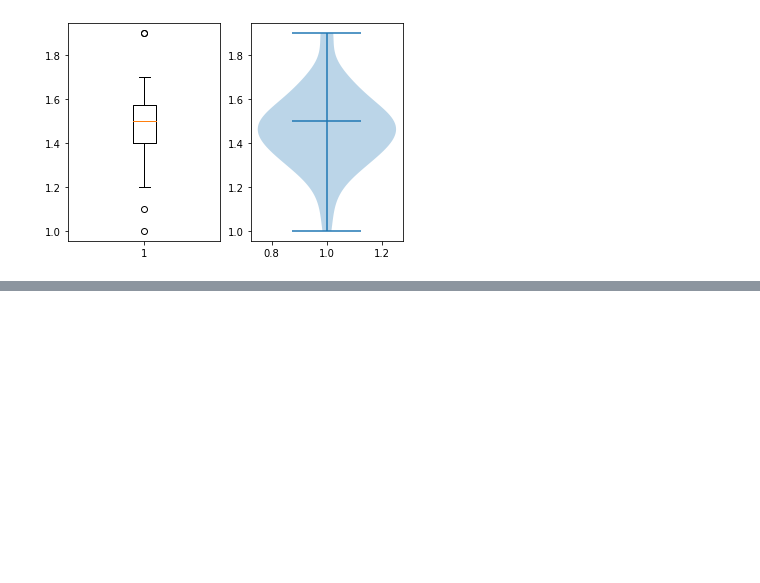
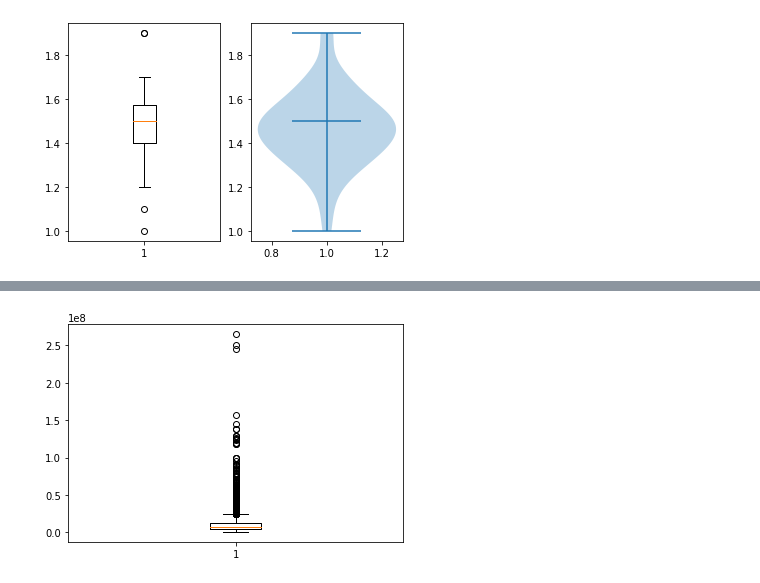
Before and after one commit to Momocute/BasicProg_DataViz65, a Jupyter notebook: DataViz02_Data_Distribution_.ipynb, the cells around one changed output, grey strips where cells are left out. Saved outputs shown, nothing was run; the diff lists cells and outputs as text; code cells hidden in the pictures; blank space fills up the shorter version.

```diff
--- a/DataViz02_Data_Distribution_.ipynb
+++ b/DataViz02_Data_Distribution_.ipynb
@@ -382,0 +429,3 @@ vi = plt.violinplot(df['PetalLength'][:50],showmedians=True)
+# %%
+data = up[['province_name_en','propertytype_name_en_x','price_min_x']] #เลือกเอาเฉพาะข้อมูลที่ใช้
+data
@@ -382,0 +453,3 @@ vi = plt.violinplot(df['PetalLength'][:50],showmedians=True)
+# %%
+dt = data.dropna() #แก้ missing
+dt
@@ -382,0 +470,3 @@ vi = plt.violinplot(df['PetalLength'][:50],showmedians=True)
+# %%
+bkk = dt[dt['province_name_en']=='Bangkok'] #เลือกเฉพาะ Chiang Mai
+bkk
@@ -382,0 +504,3 @@ vi = plt.violinplot(df['PetalLength'][:50],showmedians=True)
+# %%
+bkk_h = bkk[bkk['propertytype_name_en_x']=='Detached House']
+bkk_h
@@ -382,0 +623,4 @@ vi = plt.violinplot(df['PetalLength'][:50],showmedians=True)
+# %%
+bkk = plt.boxplot(bkk_h['price_min_x'])
+# %% [output]
+[figure, added]
```
Also changed, not shown: parts of 25 cells of this notebook.
